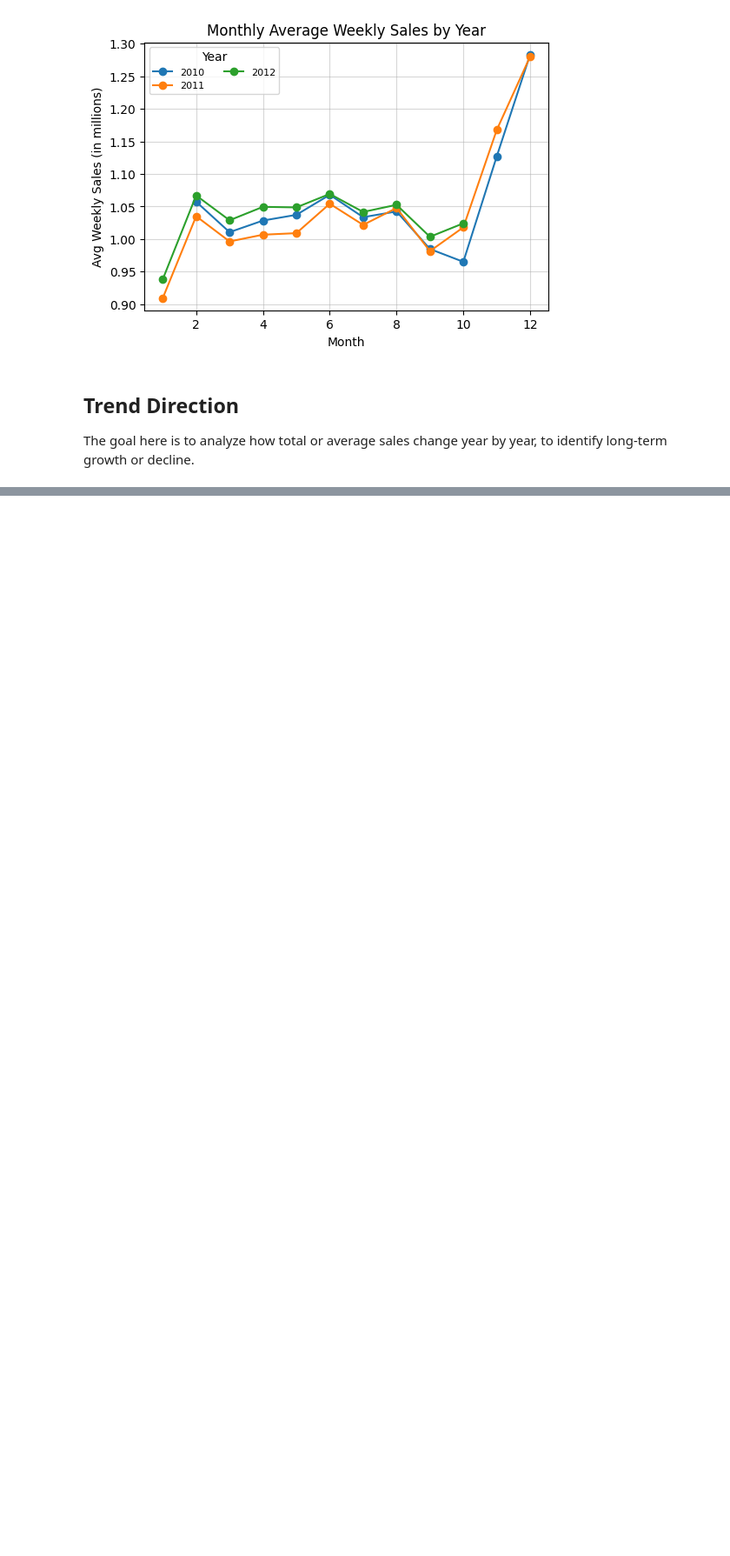
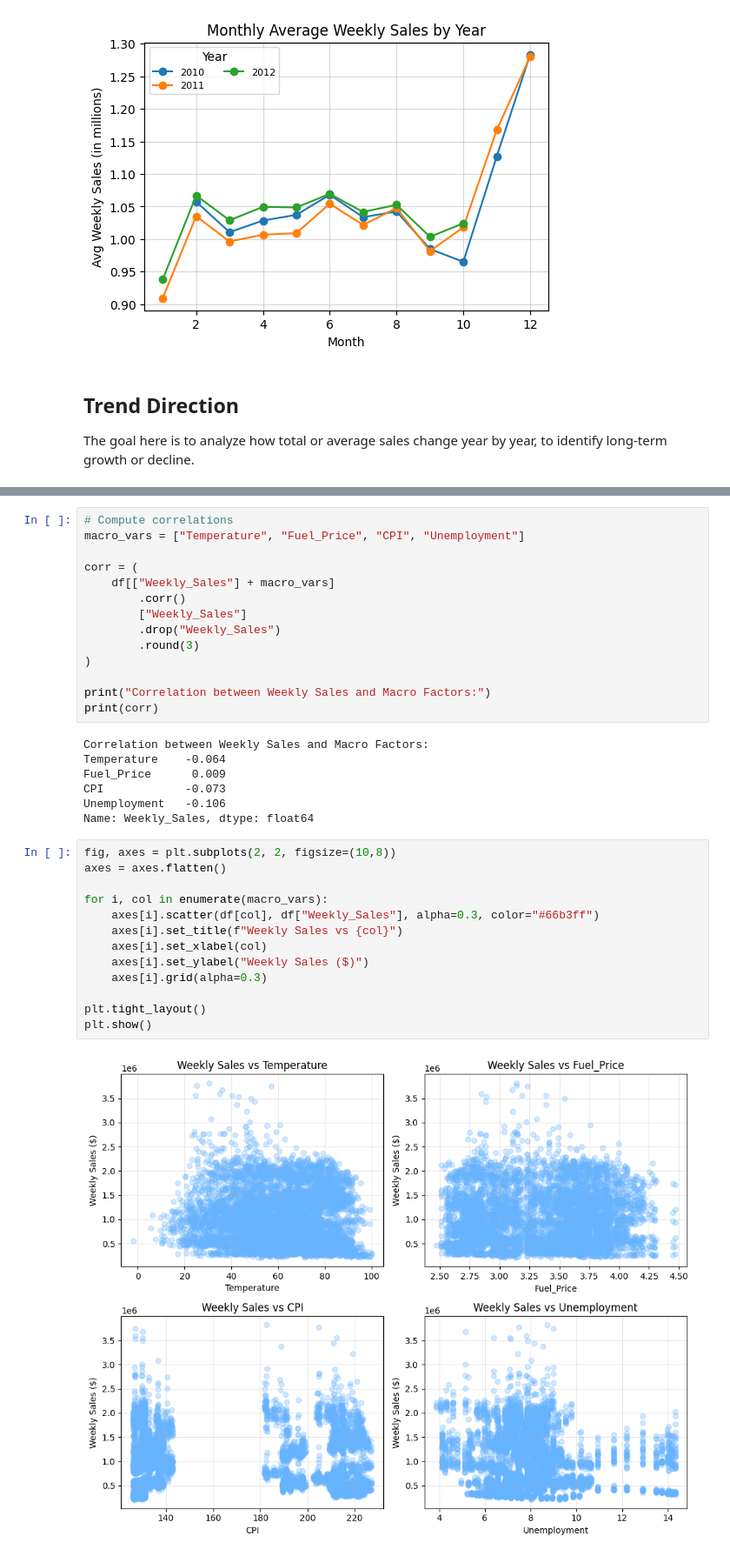
Before and after one commit to freddieguo/guofreddie, a Jupyter notebook: walmart_project/notebook/walmart_analysis.ipynb, the cells around one changed output, grey strips where cells are left out. Shown: that part at 87% size. Drawn from its saved outputs; the diff is of its cells as text; blank space fills up the shorter version.

```diff
--- a/walmart_project/notebook/walmart_analysis.ipynb
+++ b/walmart_project/notebook/walmart_analysis.ipynb
@@ -357,0 +355,36 @@ The goal here is to
+# %%
+# Compute correlations
+macro_vars = ["Temperature", "Fuel_Price", "CPI", "Unemployment"]
+
+corr = (
+    df[["Weekly_Sales"] + macro_vars]
+        .corr()
+        ["Weekly_Sales"]
+        .drop("Weekly_Sales")
+        .round(3)
+)
+
+print("Correlation between Weekly Sales and Macro Factors:")
+print(corr)
+# %% [output]
+Correlation between Weekly Sales and Macro Factors:
+Temperature    -0.064
+Fuel_Price      0.009
+CPI            -0.073
+Unemployment   -0.106
+Name: Weekly_Sales, dtype: float64
+# %%
+fig, axes = plt.subplots(2, 2, figsize=(10,8))
+axes = axes.flatten()
+
+for i, col in enumerate(macro_vars):
+    axes[i].scatter(df[col], df["Weekly_Sales"], alpha=0.3, color="#66b3ff")
+    axes[i].set_title(f"Weekly Sales vs {col}")
+    axes[i].set_xlabel(col)
+    axes[i].set_ylabel("Weekly Sales ($)")
+    axes[i].grid(alpha=0.3)
+
+plt.tight_layout()
+plt.show()
+# %% [output]
+[figure, added]
```
Also changed, not shown: parts of 9 cells of this notebook.
